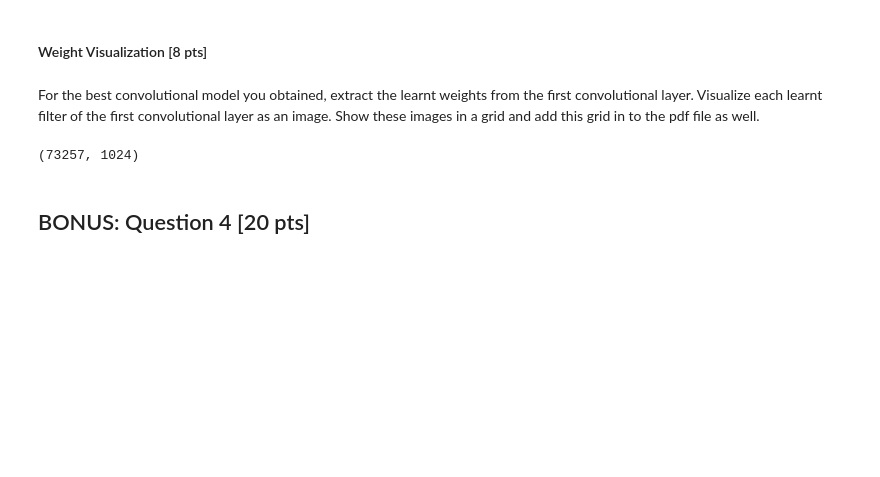
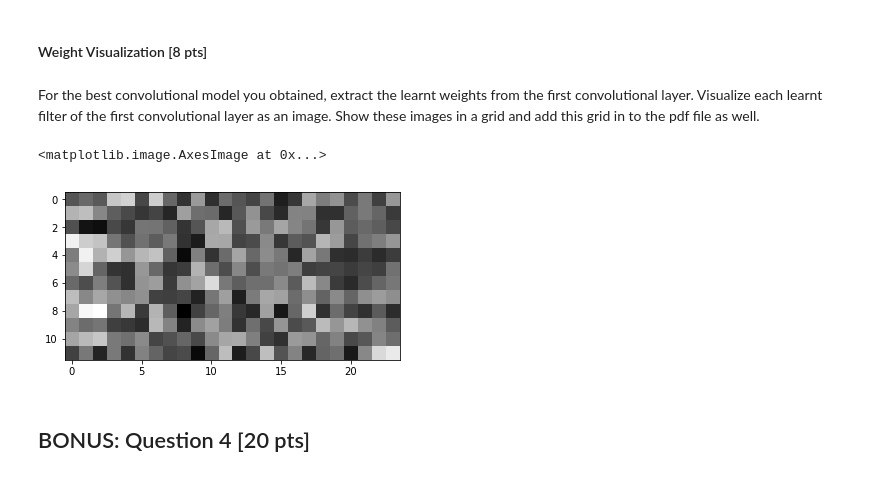
Before and after one commit to gokberkkaraca/machine-learning-hw3, a Jupyter notebook: CS464_HW3_Fall18.ipynb, the cells around one changed output. Cells and saved outputs as stored; diff of their text form; code cells hidden in the pictures; blank space fills up the shorter version.

```diff
--- a/CS464_HW3_Fall18.ipynb
+++ b/CS464_HW3_Fall18.ipynb
@@ -846,7 +846,7 @@ class ConvNet(nn.Module):
     # You should create your neural network here
         super(ConvNet, self).__init__()
         self.layer1 = nn.Sequential(
-            nn.Conv2d(1, 32, kernel_size=3, stride=1, padding=0),
+            nn.Conv2d(1, 32, kernel_size=(3,3), stride=1, padding=0),
             nn.ReLU())
         self.layer2 = nn.Sequential(
             nn.Conv2d(32, 64, kernel_size=(3,3), stride=1, padding=0),
@@ -856,16 +856,15 @@ class ConvNet(nn.Module):
             nn.Conv2d(64, 128, kernel_size=(3,3), stride=1, padding=0),
             nn.ReLU(),
             nn.MaxPool2d(kernel_size=(2,2)))
-        self.fc1 = nn.Linear(8*8*128, 1000)
-        self.fc2 = nn.Linear(1000, 10)
+        self.fc1 = nn.Linear(6*6*128, 10)
 
     def forward(self, X): # you can add any additional parameters you want
     # Forward propagation implementation should be here
         out = self.layer1(X)
         out = self.layer2(out)
         out = self.layer3(out)
+        out = out.view(-1,6*6*128)
         out = self.fc1(out)
-        out = self.fc2(out)
         return out
 # %% [markdown]
 #### Training and Testing [10 pts]
@@ -1000,11 +1035,30 @@ RuntimeError: Expected 4-dimensional input for 4-dimensional weight [32, 1, 3, 3
 #### Weight Visualization [8 pts]
 # %% [markdown]
 For the best convolutional model you obtained, extract the learnt weights from the first convolutional layer. Visualize each learnt filter of the first convolutional layer as an image. Show these images in a grid and add this grid in to the pdf file as well.
-# %%
-# write your code in this cell to visualize filters of the first convolutional layer
-print(cnn_train_dataset.data.shape)
-# %% [output]
-(73257, 1024)
+# %%
+# write your code in this cell to visualize filters of the first convolutional layer
+best_path = "convnet_best_model.pth"
+model = ConvNet()
+checkpoint = torch.load(best_path)
+if isinstance(checkpoint, dict) and 'state_dict' in checkpoint:
+    model.load_state_dict(checkpoint['state_dict'])
+else:
+    model.load_state_dict(checkpoint)
+
+conv1 = model.layer1[0].weight.data.numpy()
+conv1 = np.asarray(list(map(lambda x: x.reshape(3,3), conv1)))
+
+for i in range(32):
+    fltr = conv1[i]
+    if i == 0:
+        grid = fltr
+    else:
+        grid = np.concatenate((grid, fltr), axis=1)
+grid = grid.reshape(12,24)
+plt.imshow(grid, cmap='gray')
+# %% [output]
+<matplotlib.image.AxesImage at 0x...>
+[figure, added]
 # %% [markdown]
 ## BONUS: Question 4 [20 pts]
 # %% [markdown]
```
Also changed, not shown: parts of 5 cells of this notebook.
